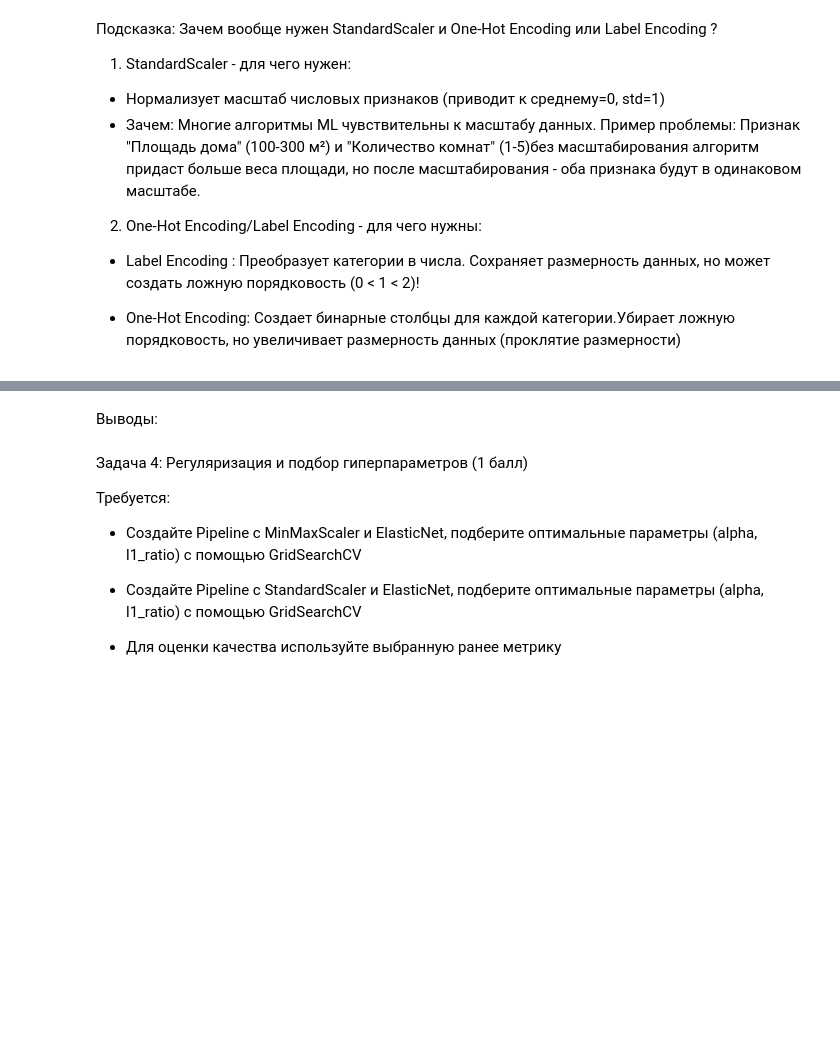
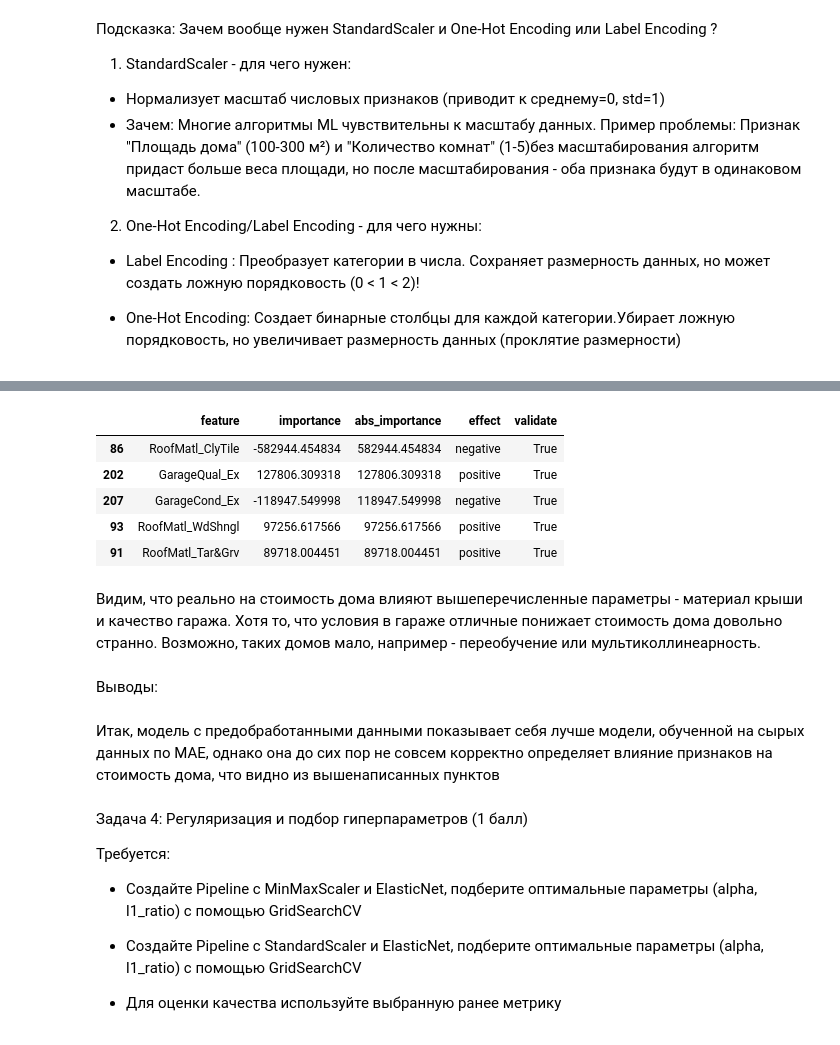
Before and after one commit to Yukkitsune/TBank-Analytics, a Jupyter notebook: Machine learning/linear_regression_homework.ipynb, the cells around one changed output, grey strips where cells are left out. Saved outputs shown, nothing was run; the diff lists cells and outputs as text; code cells hidden in the pictures; blank space fills up the shorter version.

```diff
--- a/Machine learning/linear_regression_homework.ipynb
+++ b/Machine learning/linear_regression_homework.ipynb
@@ -299,5 +409,18 @@ model =
+# %%
+importance_df[importance_df['validate'] == True].sort_values('abs_importance', ascending=False).head(5)
+# %% [output]
+|  | feature | importance | abs_importance | effect | validate |
+| 86 | RoofMatl_ClyTile | -582944.454834 | 582944.454834 | negative | True |
+| 202 | GarageQual_Ex | 127806.309318 | 127806.309318 | positive | True |
+| 207 | GarageCond_Ex | -118947.549998 | 118947.549998 | negative | True |
+| 93 | RoofMatl_WdShngl | 97256.617566 | 97256.617566 | positive | True |
+| 91 | RoofMatl_Tar&Grv | 89718.004451 | 89718.004451 | positive | True |
+# %% [markdown]
+Видим, что реально на стоимость дома влияют вышеперечисленные параметры - материал крыши и качество гаража. Хотя то, что условия в гараже отличные понижает стоимость дома довольно странно. Возможно, таких домов мало, например - переобучение или мультиколлинеарность.
 # %% [markdown]
 Выводы:
+# %% [markdown]
+Итак, модель с предобработанными данными показывает себя лучше модели, обученной на сырых данных по MAE, однако она до сих пор не совсем корректно определяет влияние признаков на стоимость дома, что видно из вышенаписанных пунктов
 # %% [markdown]
 Задача 4: Регуляризация и подбор гиперпараметров (1 балл)
 
```
Also changed, not shown: parts of 26 cells of this notebook.
